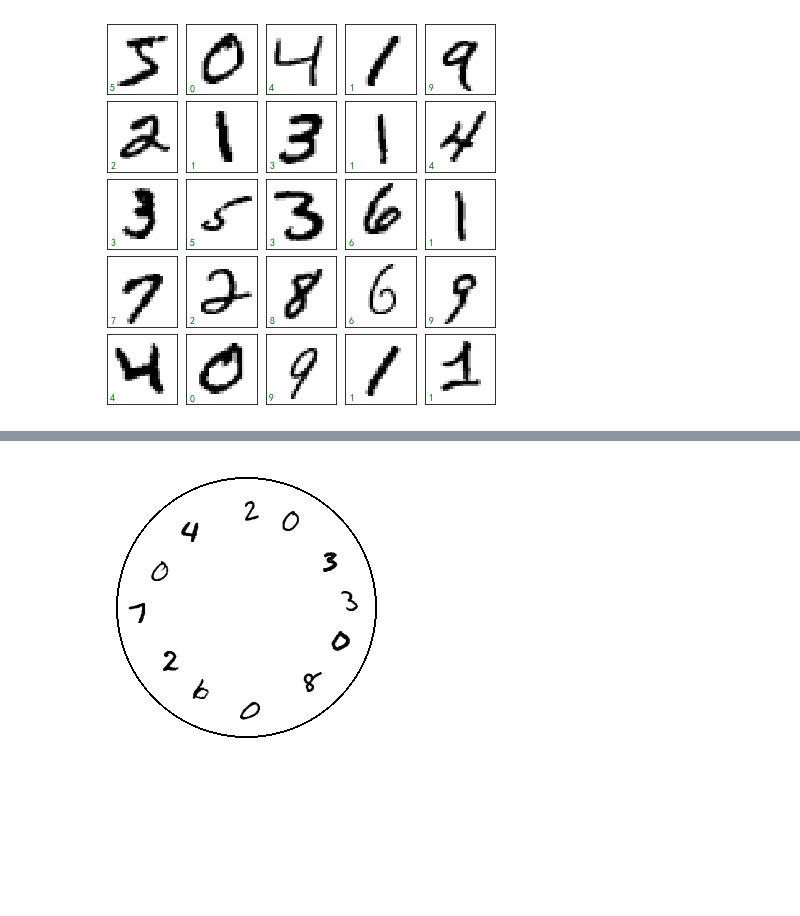
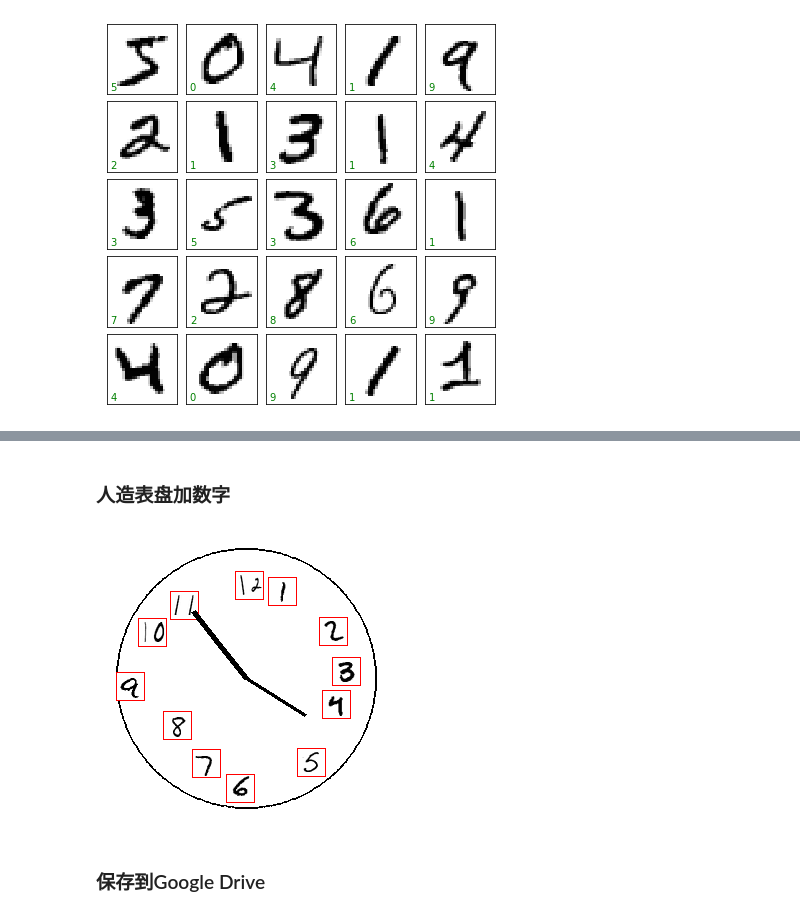
Before and after one commit to Hsingmin/alg_cdt, a Jupyter notebook: src/jupyter/造数据.ipynb, the cells around one changed output, grey strips where cells are left out. Drawn from its saved outputs; the diff is of its cells as text; code cells hidden in the pictures; blank space fills up the shorter version.

```diff
--- a/src/jupyter/造数据.ipynb
+++ b/src/jupyter/造数据.ipynb
@@ -46,0 +68,11 @@ for i, ax in enumerate(axes.flat):
+# %%
+from PIL import Image, ImageOps, ImageDraw
+
+nums = [[] for _ in range(13)]  # 0,1,2,...,12
+for img, target in train_set:
+  img = ImageOps.invert(img)
+  nums[target].append(img)
+
+for i in range(10):
+  print(f'数字{i}的个数:', len(nums[i]))
+nums[0][0]
@@ -46,0 +129,5 @@ for i, ax in enumerate(axes.flat):
+# %%
+fig, axes = plt.subplots(5, 5, figsize=(7, 7),subplot_kw={'xticks':[], 'yticks':[]},
+                        gridspec_kw=dict(hspace=0.1, wspace=0.1))
+for i, ax in enumerate(axes.flat):
+    ax.imshow(nums[12][i], cmap='binary', interpolation='nearest')
@@ -47,20 +136,59 @@ for i, ax in enumerate(axes.flat):
+# %% [markdown]
+### 人造表盘加数字
 # %%
+import math
 import random
 from PIL import Image, ImageOps, ImageDraw
 
-width, height = 300, 300
-clock_img = Image.new('RGB', (width, height), (255, 255, 255))
-clock_draw = ImageDraw.Draw(clock_img)  # 创建Draw对象
-clock_draw.ellipse(((20, 20), (280, 280)), outline=(0, 0, 0), width=2)
+def gen_clock_img():
+  width, height = 300, 300
+  clock_img = Image.new('RGB', (width, height), (255, 255, 255))
+  clock_draw = ImageDraw.Draw(clock_img)  # 创建Draw对象
 
-# 插入随机数字
-pos = [(180, 50), (220, 90), (240, 130), (230, 170), (200, 210), (140, 240), (90, 220), (60, 190), (30, 140),
-       (50, 100), (80, 60), (140, 40)]
-for i in range(12):
-    number_img = train_set[random.randint(0, 60000)][0]
-    number_img = ImageOps.invert(number_img)
-    clock_img.paste(number_img, pos[i])
+  # 画钟表盘
+  clock_draw.ellipse(((20, 20), (280, 280)), outline=(0, 0, 0), width=2)
 
+  # 画数字
+  pos = [(180, 50), (220, 90), (240, 130), (230, 170), (200, 210), (140, 240), (90, 220), (60, 190), (30, 140), (50, 100), (80, 60), (140, 40)]
+  labels = []
+  for i in range(12):
+    number_img = random.choice(nums[i+1])
+    jitter_x = random.randint(-10, 10)  # 横轴方向抖动
+    jitter_y = random.randint(-10, 10)  # 纵轴方向抖动
+    x, y = pos[i][0] + jitter_x, pos[i][1] + jitter_y
+    clock_img.paste(number_img, (x, y))
+    labels.append(
+      {
+        "transcription": str(i+1),
+        "points": [[x, y], [x+28, y], [x+28, y+28], [x, y+28]]
+      }
+    )
+    clock_draw.rectangle([(x, y), (x+28, y+28)], outline='red')  # 画出数字的bounding box
+
+  # 画指针
+  hour_hand_length = 45
+  hour_end_x = random.randint(-hour_hand_length, hour_hand_length)
+  hour_end_y = int(math.sqrt(hour_hand_length ** 2 - hour_end_x ** 2)) * random.choice([-1, 1])
+  minute_hand_length = 70
+  minute_end_x = random.randint(-minute_hand_length, minute_hand_length)
+  minute_end_y = int(math.sqrt(minute_hand_length ** 2 - minute_end_x ** 2)) * random.choice([-1, 1])
+  center_x = width // 2
+  center_y = height // 2
+  clock_draw.line((center_x, center_y, center_x + hour_end_x, center_y + hour_end_y), fill='black', width=5)
+  clock_draw.line((center_x, center_y, center_x + minute_end_x, center_y + minute_end_y), fill='black', width=3)
+
+  # 一半情况下指针加上箭头
+  if random.choice([True, True]):
+    hour_angle = math.atan(hour_end_y / hour_end_x)
+    left_arrow_x = hour_end_x - 5 * math.cos(hour_angle - 30)
+    left_arrow_y = hour_end_y + 5 * math.sin(hour_angle - 30)
+    clock_draw.line((center_x + hour_end_x, center_y + hour_end_y, center_x + hour_end_x + left_arrow_x, center_y + hour_end_y + left_arrow_y), fill='black', width=5)
+
+  return clock_img, labels
+
+clock_img, labels = gen_clock_img()
 clock_img
 # %% [output]
-[figure, old version]
+[figure, new version]
+# %% [markdown]
+### 保存到Google Drive
```
Also changed, not shown: parts of 21 cells of this notebook.
